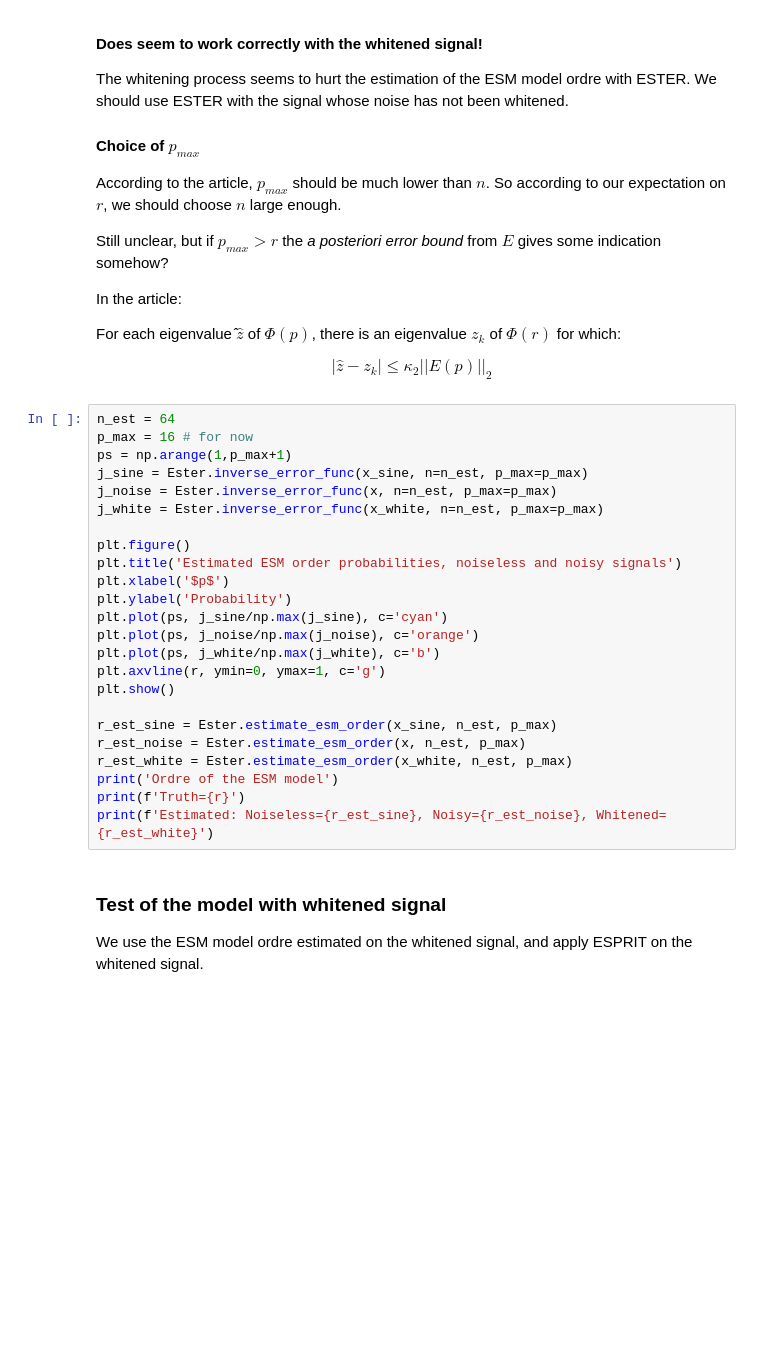
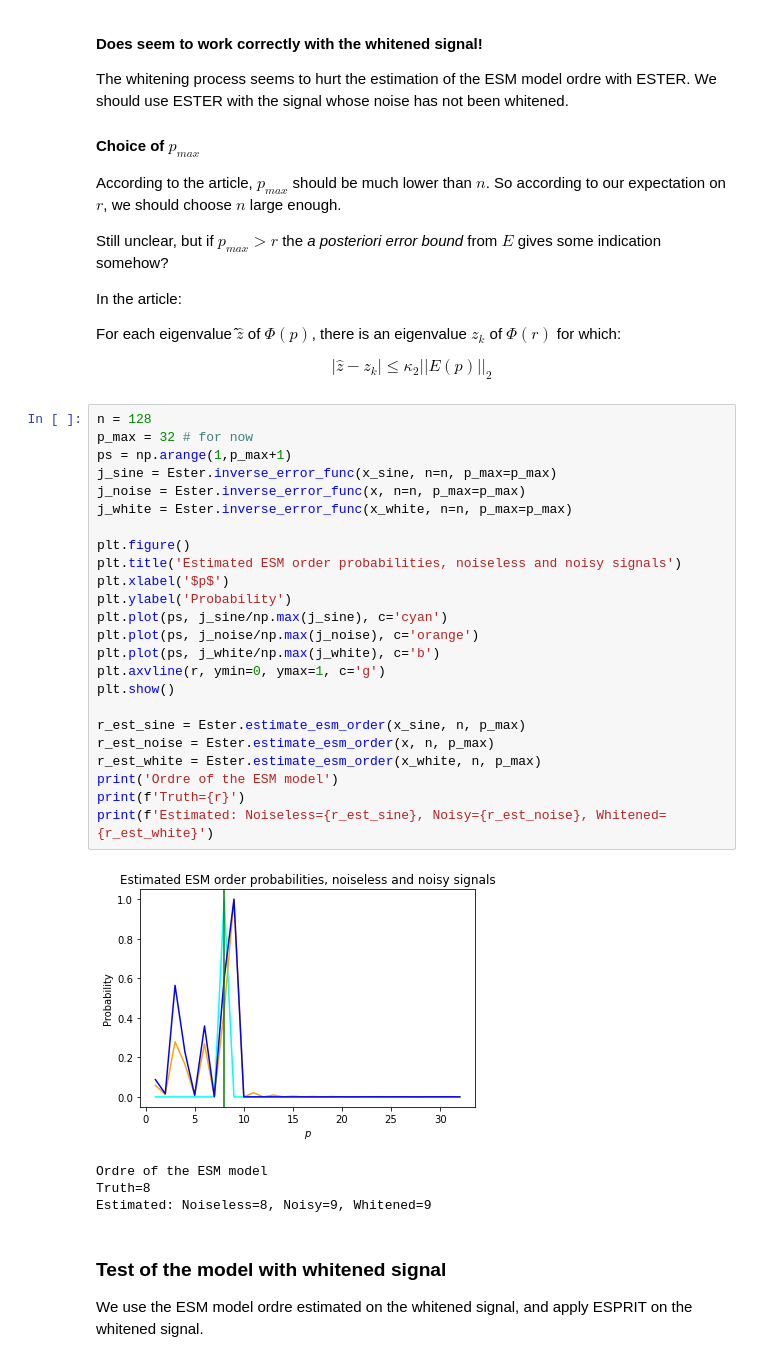
Before and after one commit to piptouque/atiam_pam_hrparam, a Jupyter notebook: source/synth_hr_pierre.ipynb, the cells around one changed output. Drawn from its saved outputs; the diff is of its cells as text; blank space fills up the shorter version.

```diff
--- a/source/synth_hr_pierre.ipynb
+++ b/source/synth_hr_pierre.ipynb
@@ -175,29 +193,34 @@ $$
 |\hat{z} − z_k| \leq \kappa_2 ||E(p)||_2
 $$
 # %%
-n_est = 64
-p_max = 16 # for now
+n = 128
+p_max = 32 # for now
 ps = np.arange(1,p_max+1)
-j_sine = Ester.inverse_error_func(x_sine, n=n_est, p_max=p_max)
-j_noise = Ester.inverse_error_func(x, n=n_est, p_max=p_max)
-j_white = Ester.inverse_error_func(x_white, n=n_est, p_max=p_max)
+j_sine = Ester.inverse_error_func(x_sine, n=n, p_max=p_max)
+j_noise = Ester.inverse_error_func(x, n=n, p_max=p_max)
+j_white = Ester.inverse_error_func(x_white, n=n, p_max=p_max)
 
 plt.figure()
 plt.title('Estimated ESM order probabilities, noiseless and noisy signals')
 plt.xlabel('$p$')
 plt.ylabel('Probability')
 plt.plot(ps, j_sine/np.max(j_sine), c='cyan')
 plt.plot(ps, j_noise/np.max(j_noise), c='orange')
 plt.plot(ps, j_white/np.max(j_white), c='b')
 plt.axvline(r, ymin=0, ymax=1, c='g')
 plt.show()
 
-r_est_sine = Ester.estimate_esm_order(x_sine, n_est, p_max)
-r_est_noise = Ester.estimate_esm_order(x, n_est, p_max)
-r_est_white = Ester.estimate_esm_order(x_white, n_est, p_max)
+r_est_sine = Ester.estimate_esm_order(x_sine, n, p_max)
+r_est_noise = Ester.estimate_esm_order(x, n, p_max)
+r_est_white = Ester.estimate_esm_order(x_white, n, p_max)
 print('Ordre of the ESM model')
 print(f'Truth={r}')
 print(f'Estimated: Noiseless={r_est_sine}, Noisy={r_est_noise}, Whitened={r_est_white}')
+# %% [output]
+[figure, added]
+Ordre of the ESM model
+Truth=8
+Estimated: Noiseless=8, Noisy=9, Whitened=9
 # %% [markdown]
 ### Test of the model with whitened signal
 
```
Also changed, not shown: parts of 14 cells of this notebook, 5 other files.
